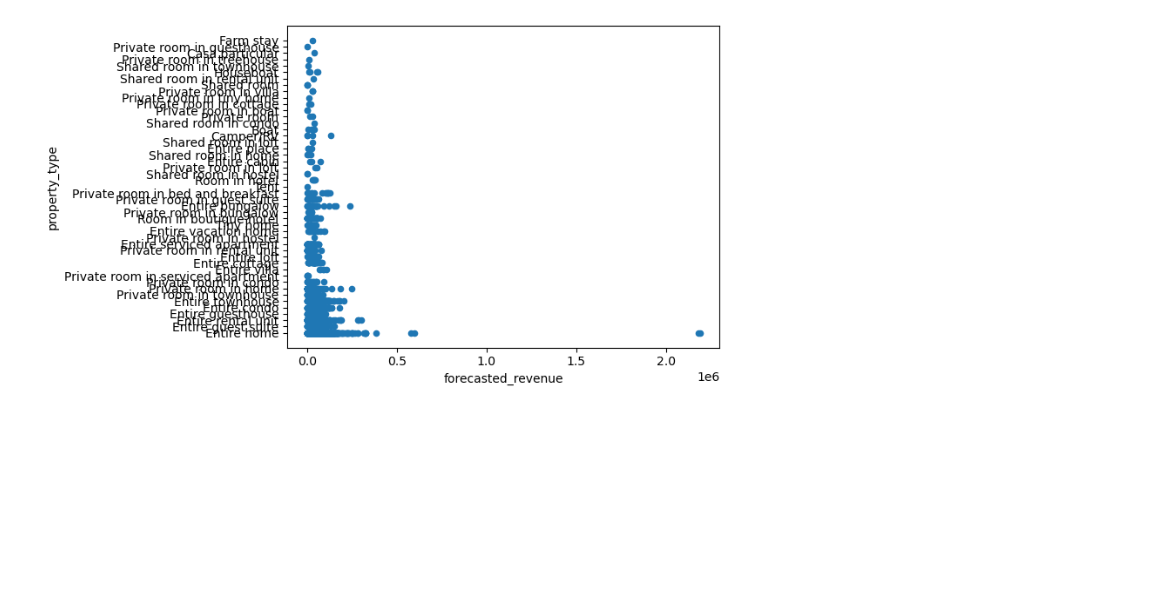
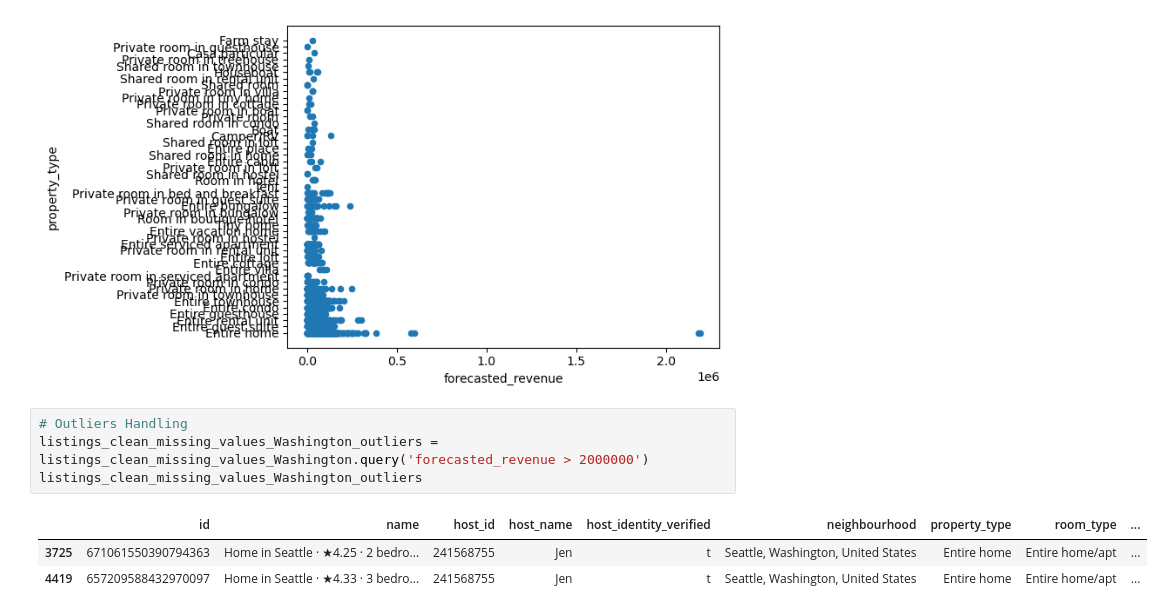
Before and after one commit to EyalVultz/Fianl-Project-Data-Analyst-Program-Hebrew-University-of-Jerusalem-Class-4-Group-2, a Jupyter notebook: Eyal Vultz - Final Project Data Analyst Program The Hebrew University of Jerusalem Class 4 Group 2.ipynb, the cells around one changed output. Saved outputs shown, nothing was run; the diff lists cells and outputs as text; blank space fills up the shorter version.

```diff
--- a/Eyal Vultz - Final Project Data Analyst Program The Hebrew University of Jerusalem Class 4 Group 2.ipynb
+++ b/Eyal Vultz - Final Project Data Analyst Program The Hebrew University of Jerusalem Class 4 Group 2.ipynb
@@ -189,3 +189,11 @@ listings_clean_missing_values_Washington.plot.scatter(y  = "property_type", x =
 # %% [output]
 <Axes: xlabel='forecasted_revenue', ylabel='property_type'>
 [figure]
+# %%
+# Outliers Handling
+listings_clean_missing_values_Washington_outliers = listings_clean_missing_values_Washington.query('forecasted_revenue > 2000000')
+listings_clean_missing_values_Washington_outliers
+# %% [output]
+|  | id | name | host_id | host_name | host_identity_verified | neighbourhood | property_type | room_type | ... |
+| 3725 | 671061550390794363 | Home in Seattle · ★4.25 · 2 bedro... | 241568755 | Jen | t | Seattle, Washington, United States | Entire home | Entire home/apt | ... |
+| 4419 | 657209588432970097 | Home in Seattle · ★4.33 · 3 bedro... | 241568755 | Jen | t | Seattle, Washington, United States | Entire home | Entire home/apt | ... |
```
Also changed, not shown: parts of 5 cells of this notebook, 1 other file.
